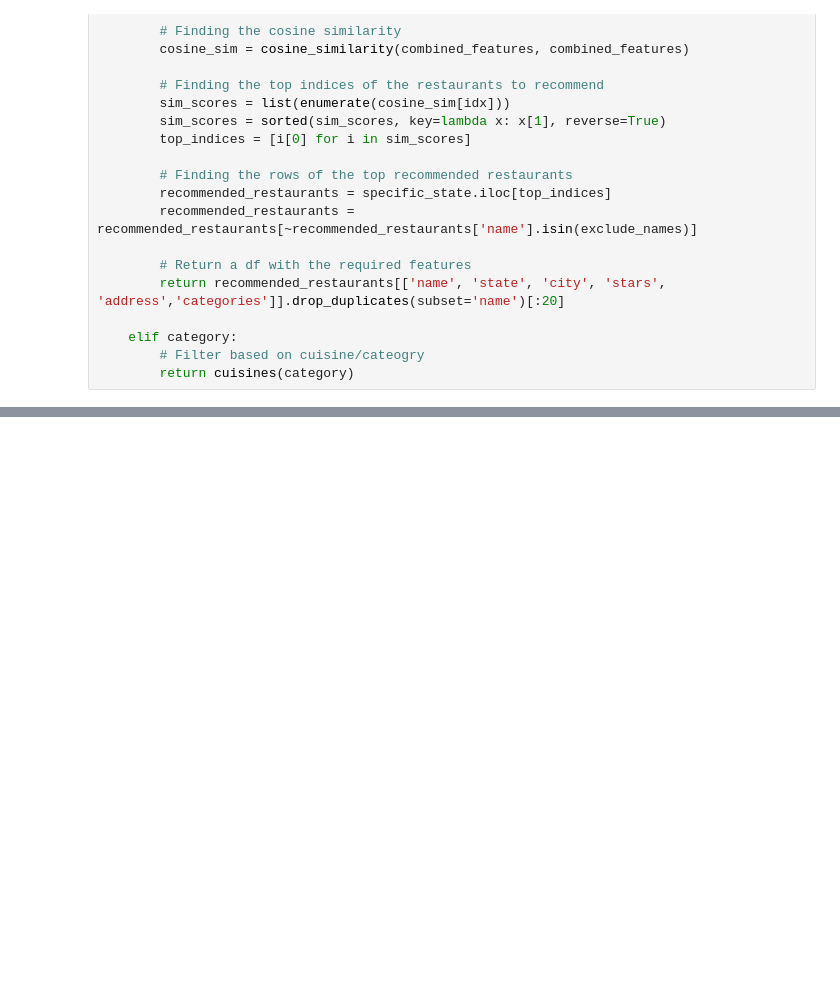
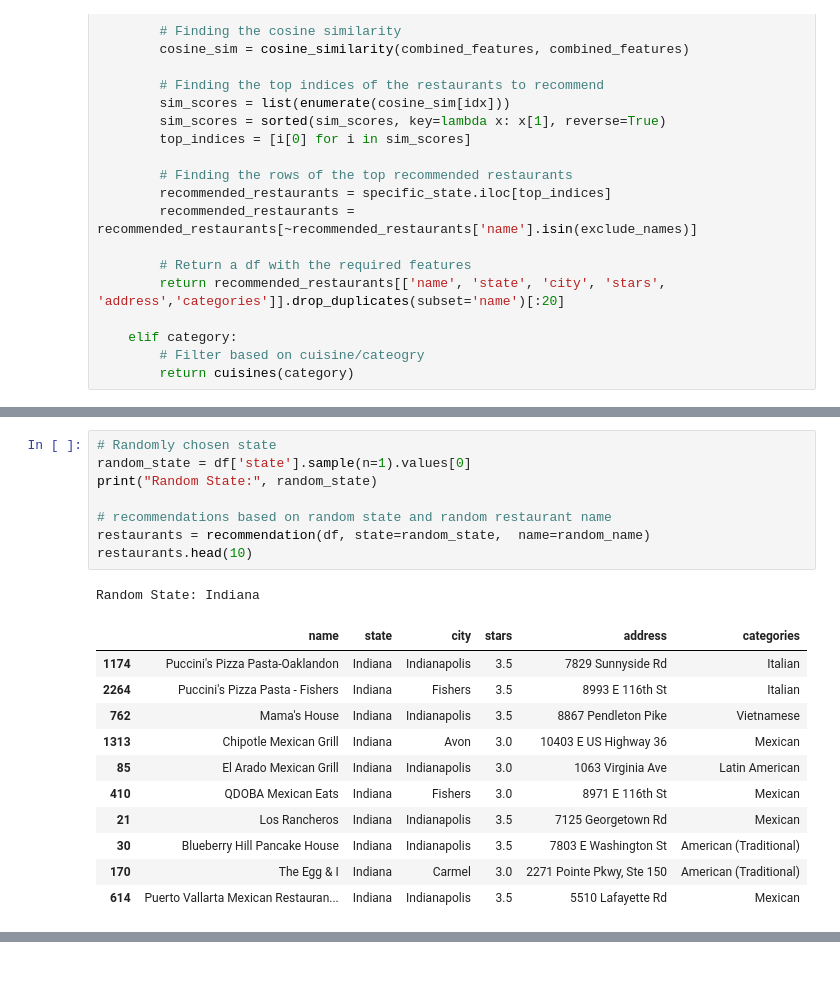
Before and after one commit to RonoHenry/Restaurant-Recommendation-System, a Jupyter notebook: 3. Modeling.ipynb, the cells around one changed output, grey strips where cells are left out. Drawn from its saved outputs; the diff is of its cells as text; blank space fills up the shorter version.

```diff
--- a/3. Modeling.ipynb
+++ b/3. Modeling.ipynb
@@ -338,0 +219,21 @@ print("Mean RMSE: ",results['test_rmse'].mean())
+# %%
+# Randomly chosen state
+random_state = df['state'].sample(n=1).values[0]
+print("Random State:", random_state)
+
+# recommendations based on random state and random restaurant name
+restaurants = recommendation(df, state=random_state,  name=random_name)
+restaurants.head(10)
+# %% [output]
+Random State: Indiana
+|  | name | state | city | stars | address | categories |
+| 1174 | Puccini's Pizza Pasta-Oaklandon | Indiana | Indianapolis | 3.5 | 7829 Sunnyside Rd | Italian |
+| 2264 | Puccini's Pizza Pasta - Fishers | Indiana | Fishers | 3.5 | 8993 E 116th St | Italian |
+| 762 | Mama's House | Indiana | Indianapolis | 3.5 | 8867 Pendleton Pike | Vietnamese |
+| 1313 | Chipotle Mexican Grill | Indiana | Avon | 3.0 | 10403 E US Highway 36 | Mexican |
+| 85 | El Arado Mexican Grill | Indiana | Indianapolis | 3.0 | 1063 Virginia Ave | Latin American |
+| 410 | QDOBA Mexican Eats | Indiana | Fishers | 3.0 | 8971 E 116th St | Mexican |
+| 21 | Los Rancheros | Indiana | Indianapolis | 3.5 | 7125 Georgetown Rd | Mexican |
+| 30 | Blueberry Hill Pancake House | Indiana | Indianapolis | 3.5 | 7803 E Washington St | American (Traditional) |
+| 170 | The Egg & I | Indiana | Carmel | 3.0 | 2271 Pointe Pkwy, Ste 150 | American (Traditional) |
+| 614 | Puerto Vallarta Mexican Restauran... | Indiana | Indianapolis | 3.5 | 5510 Lafayette Rd | Mexican |
```
Also changed, not shown: parts of 70 cells of this notebook, 6 other files.
